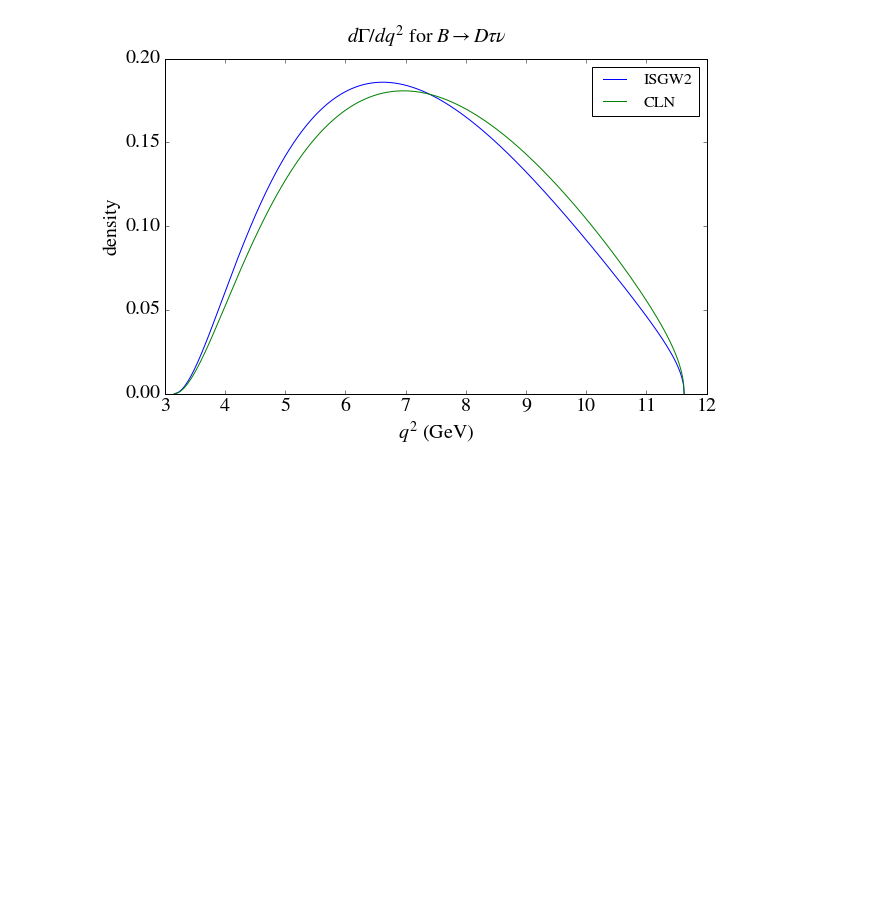
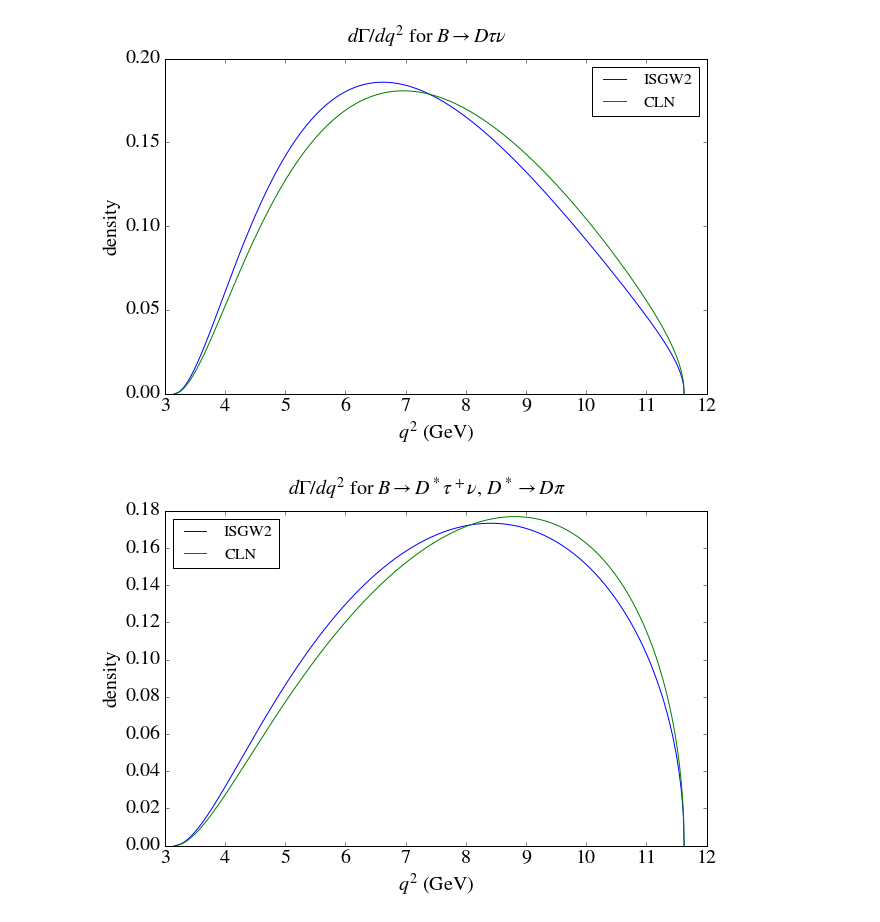
Before and after one commit to jkim-/bdtaunu_reweighting, a Jupyter notebook: plots/BPlnuFF.ipynb, the cells around one changed output. Cells and saved outputs as stored; diff of their text form; code cells hidden in the pictures; blank space fills up the shorter version.

```diff
--- a/plots/BPlnuFF.ipynb
+++ b/plots/BPlnuFF.ipynb
@@ -20,3 +20,19 @@ plt.legend(fontsize=16);
 fig.suptitle(r'$d\Gamma/dq^2$ for $B\rightarrow D\tau\nu$');
 # %% [output]
 [figure]
+# %%
+arr1 = np.genfromtxt('BDstaunu_Dpi_lminus_ISGW2.csv')
+arr2 = np.genfromtxt('BDstaunu_Dpi_lminus_CLN.csv')
+
+mpl.rcParams.update({'font.size': 20});
+
+fig = plt.figure(figsize=(6*1.618, 6));
+ax = fig.add_subplot(1,1,1);
+ax.plot(arr1[:,0], arr1[:,1], '-', label=r'ISGW2');
+ax.plot(arr2[:,0], arr2[:,1], '-', label=r'CLN');
+ax.set_xlabel(r'$q^2$ (GeV)');
+ax.set_ylabel(r'density');
+plt.legend(fontsize=16, loc=2);
+fig.suptitle(r'$d\Gamma/dq^2$ for $B\rightarrow D^*\tau^+\nu$, $D^*\rightarrow D\pi$');
+# %% [output]
+[figure, added]
```
Also changed, not shown: parts of 2 cells of this notebook, 18 other files.
